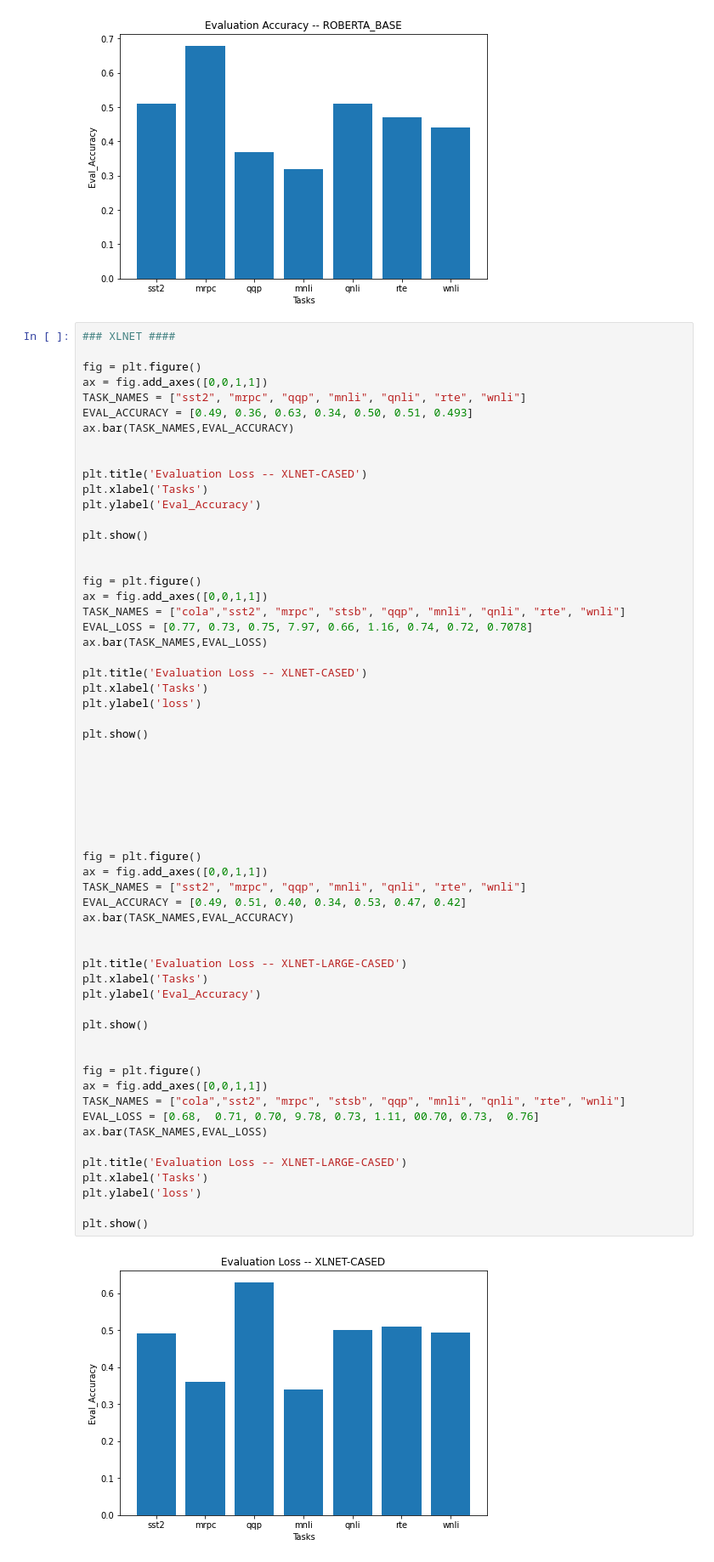
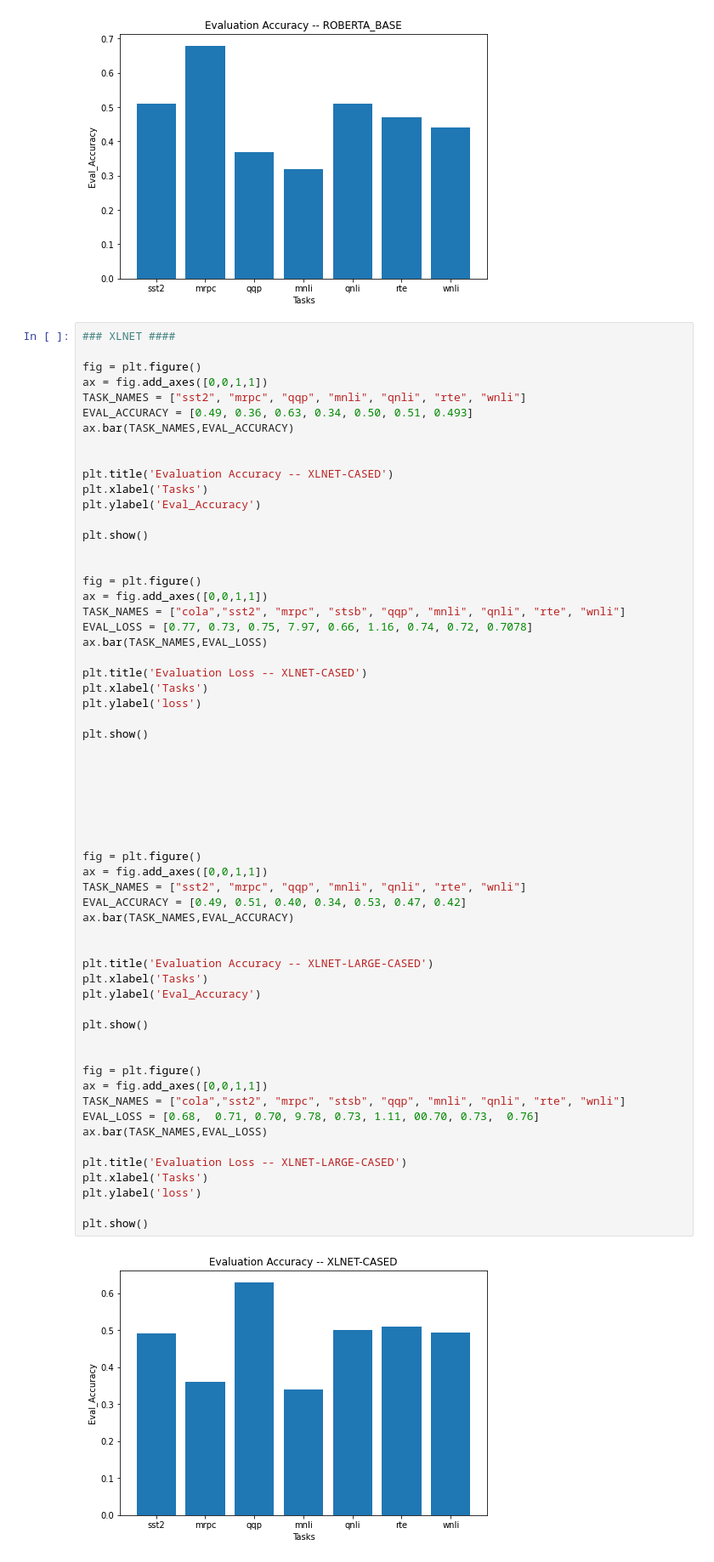
Before and after one commit to 395t/coding-assignment-week-6-seq-2, a Jupyter notebook: src/text-classification/Plots.ipynb, the cells around one changed output. Shown at 85% size. Drawn from its saved outputs; the diff is of its cells as text.

```diff
--- a/src/text-classification/Plots.ipynb
+++ b/src/text-classification/Plots.ipynb
@@ -182,7 +166,7 @@ EVAL_ACCURACY = [0.49, 0.36, 0.63, 0.34, 0.50, 0.51, 0.493]
 ax.bar(TASK_NAMES,EVAL_ACCURACY)
 
 
-plt.title('Evaluation Loss -- XLNET-CASED')
+plt.title('Evaluation Accuracy -- XLNET-CASED')
 plt.xlabel('Tasks')
 plt.ylabel('Eval_Accuracy')
 
@@ -205,33 +189,33 @@ plt.show()
 
 
 
 
 
 fig = plt.figure()
 ax = fig.add_axes([0,0,1,1])
 TASK_NAMES = ["sst2", "mrpc", "qqp", "mnli", "qnli", "rte", "wnli"]
 EVAL_ACCURACY = [0.49, 0.51, 0.40, 0.34, 0.53, 0.47, 0.42]
 ax.bar(TASK_NAMES,EVAL_ACCURACY)
 
 
-plt.title('Evaluation Loss -- XLNET-LARGE-CASED')
+plt.title('Evaluation Accuracy -- XLNET-LARGE-CASED')
 plt.xlabel('Tasks')
 plt.ylabel('Eval_Accuracy')
 
 plt.show()
 
 
 fig = plt.figure()
 ax = fig.add_axes([0,0,1,1])
 TASK_NAMES = ["cola","sst2", "mrpc", "stsb", "qqp", "mnli", "qnli", "rte", "wnli"]
 EVAL_LOSS = [0.68,  0.71, 0.70, 9.78, 0.73, 1.11, 00.70, 0.73,  0.76]
 ax.bar(TASK_NAMES,EVAL_LOSS)
 
 plt.title('Evaluation Loss -- XLNET-LARGE-CASED')
 plt.xlabel('Tasks')
 plt.ylabel('loss')
 
 plt.show()
 # %% [output]
-[figure, old version]
+[figure, new version]
 [figure]
```
Also changed, not shown: parts of 3 cells of this notebook.
